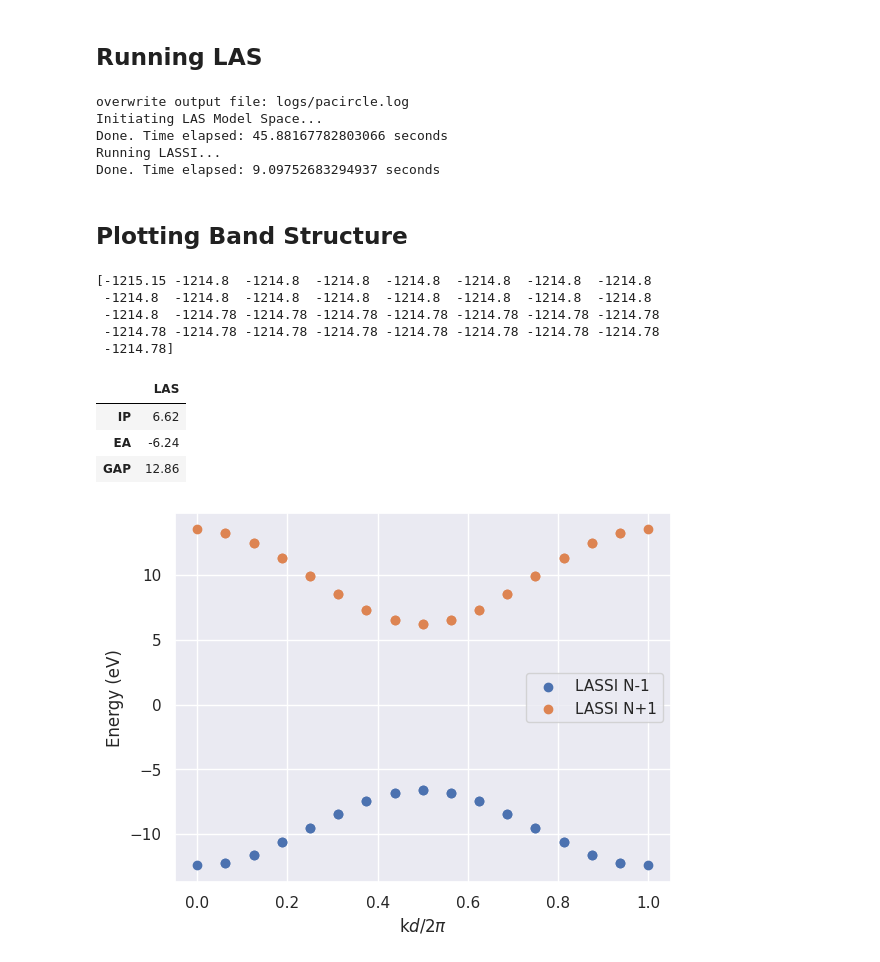
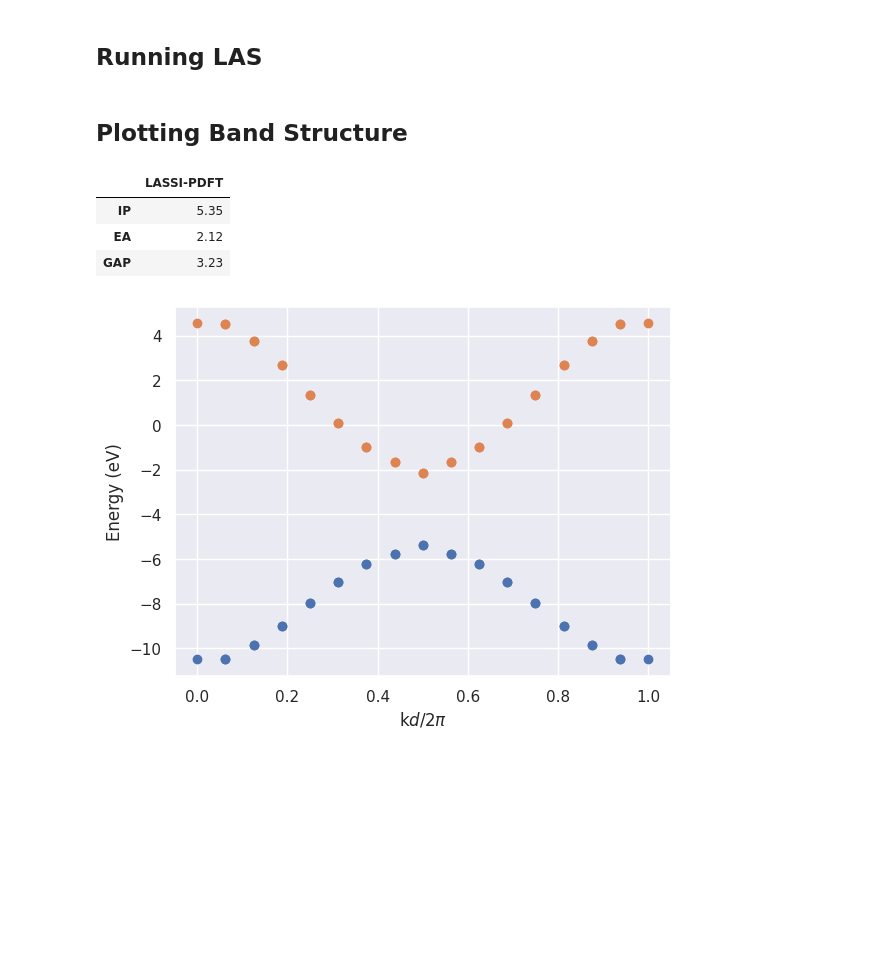
Before and after one commit to GagliardiGroup/periodiclas, a Jupyter notebook: pacircle_band_structure.ipynb, the cells around one changed output. Saved outputs shown, nothing was run; the diff lists cells and outputs as text; code cells hidden in the pictures; blank space fills up the shorter version.

```diff
--- a/pacircle_band_structure.ipynb
+++ b/pacircle_band_structure.ipynb
@@ -7,15 +7,16 @@ import math
 import time
 import os
 from tools import sign_control, util
+from tools.util import load_pkl, dump_pkl
 from systems.pacircle import PACircle
 
 #Number of HCCH monomers
 NCELLS = 16
 #Number of HCCH monomers per fragment (1 --> 2C/fragment)
 N_PER_FRAG = 1
-DIST = 2.5
+DIST = 2.47
 
-geom = PACircle(DIST,NCELLS,N_PER_FRAG,fn="logs/pacircle.log")
+geom = PACircle(DIST,NCELLS,N_PER_FRAG,fn="logs/pacircle.log",basis="3-21g")
 las = geom.make_las_state_average()
 
 #Build LAS states
@@ -36,35 +37,52 @@ energies_lassi, civecs_lassi = lsi.kernel()
 civecs_lassi = lsi.get_sivec_vacuum_shuffle(state=0) #sign fixing
 stop = time.perf_counter()
 print("Done. Time elapsed:",stop-start,"seconds")
+
+#MC-PDFT Integration (takes a while)
+print("Computing MC-PDFT Energies...")
+start = time.perf_counter()
+from mrh.my_pyscf import mcpdft
+mc = mcpdft.LASSI(lsi, 'tPBE', las.ncas_sub, las.nelecas_sub, states=list(range(len(energies_lassi))))
+energies_lsipdft,_,_,_,_,_,_ = mc.kernel()
+stop = time.perf_counter()
+print("Done. Time elapsed:",stop-start,"seconds")
+
+#Save to disk
+#Results from paper are saved in logs/ already
+las_charges = util.las_charges(las)
+data = {"energies_lassi":energies_lassi,
+        "energies_lassipdft":energies_lsipdft,
+        "civecs":civecs_lassi,
+        "charges":las_charges,
+        "nfrags":geom.nfrags,
+        "dist":geom.dist,
+        "mf_coeff":geom.mf_coeff,
+        "mf_occ":geom.mf_occ,
+        "mf_ene":geom.mf_ene,
+       }
+d = int(DIST*10)
+data_name = f"logs/pa{NCELLS}_frag{N_PER_FRAG}_dist{d}_lsipdft"
+dump_pkl(data,f"{data_name}.pkl")
-# %% [output]
-overwrite output file: logs/pacircle.log
-Initiating LAS Model Space...
-Done. Time elapsed: 45.88167782803066 seconds
-Running LASSI...
-Done. Time elapsed: 9.09752683294937 seconds
 # %% [markdown]
 ## Plotting Band Structure
 # %%
+%load_ext autoreload
+%autoreload 2
+
 from tools import bandh
+import numpy as np
+import pandas as pd
 import seaborn as sns
 import matplotlib.pyplot as plt
+from tools.util import load_pkl, LASdata
 sns.set()
 
-las_charges = util.las_charges(las)
-hdct = bandh.make_hdct(civecs_lassi,energies_lassi,las_charges)
-df = bandh.make_bands(hdct)
-plt.legend()
-plt.xlabel("k$d$/2$\pi$")
-plt.ylabel("Energy (eV)") #Note here we plot w/ only 16 H, so less number of k points
+las = LASdata(pkl_fn="logs/pa16_frag1_dist24_lsipdft.pkl",pdft=True)
+df = las.make_bands()
 np.round(df,2)
 # %% [output]
-[-1215.15 -1214.8  -1214.8  -1214.8  -1214.8  -1214.8  -1214.8  -1214.8
- -1214.8  -1214.8  -1214.8  -1214.8  -1214.8  -1214.8  -1214.8  -1214.8
- -1214.8  -1214.78 -1214.78 -1214.78 -1214.78 -1214.78 -1214.78 -1214.78
- -1214.78 -1214.78 -1214.78 -1214.78 -1214.78 -1214.78 -1214.78 -1214.78
- -1214.78]
-|  | LAS |
-| IP | 6.62 |
-| EA | -6.24 |
-| GAP | 12.86 |
+|  | LASSI-PDFT |
+| IP | 5.35 |
+| EA | 2.12 |
+| GAP | 3.23 |
-[figure, old version]
+[figure, new version]
```
Also changed, not shown: parts of 16 cells of this notebook, 35 other files.
